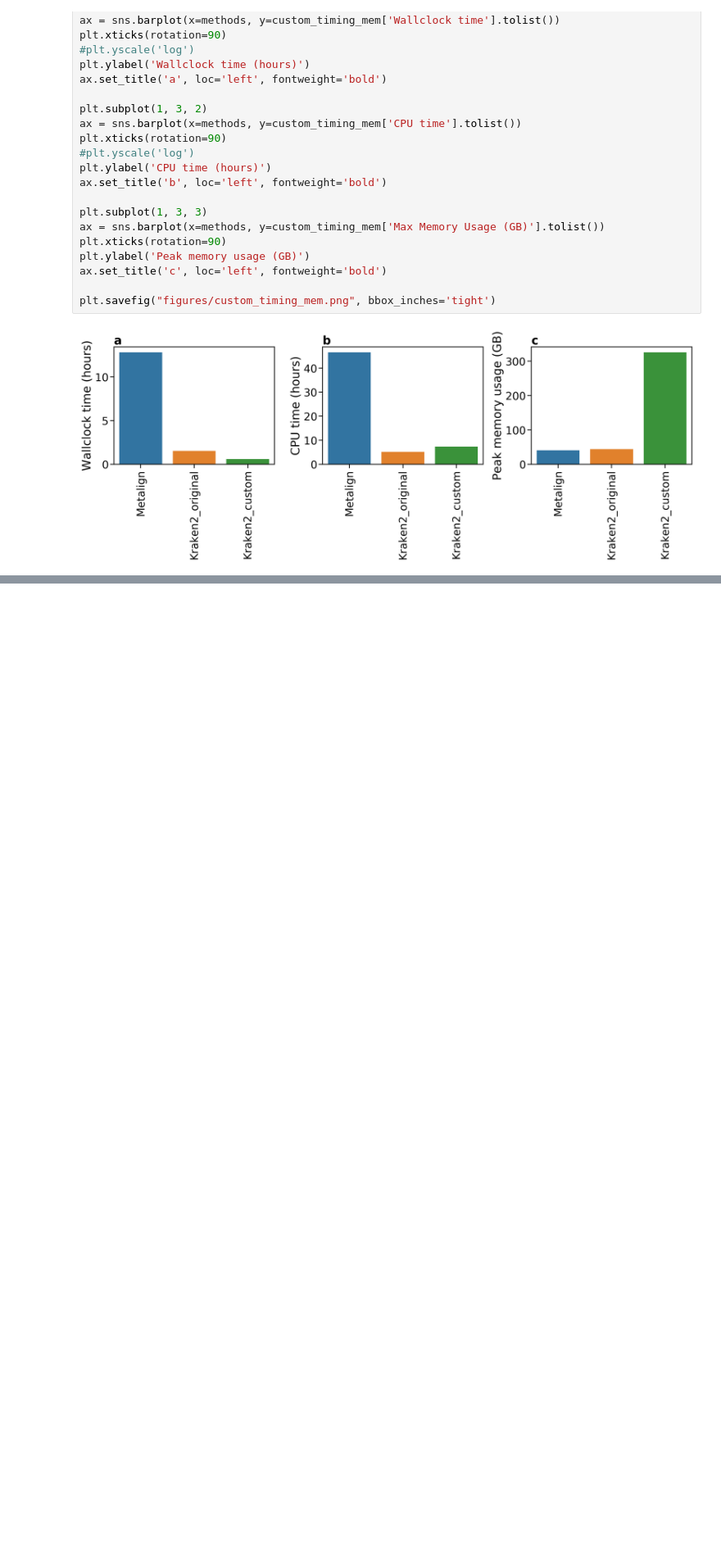
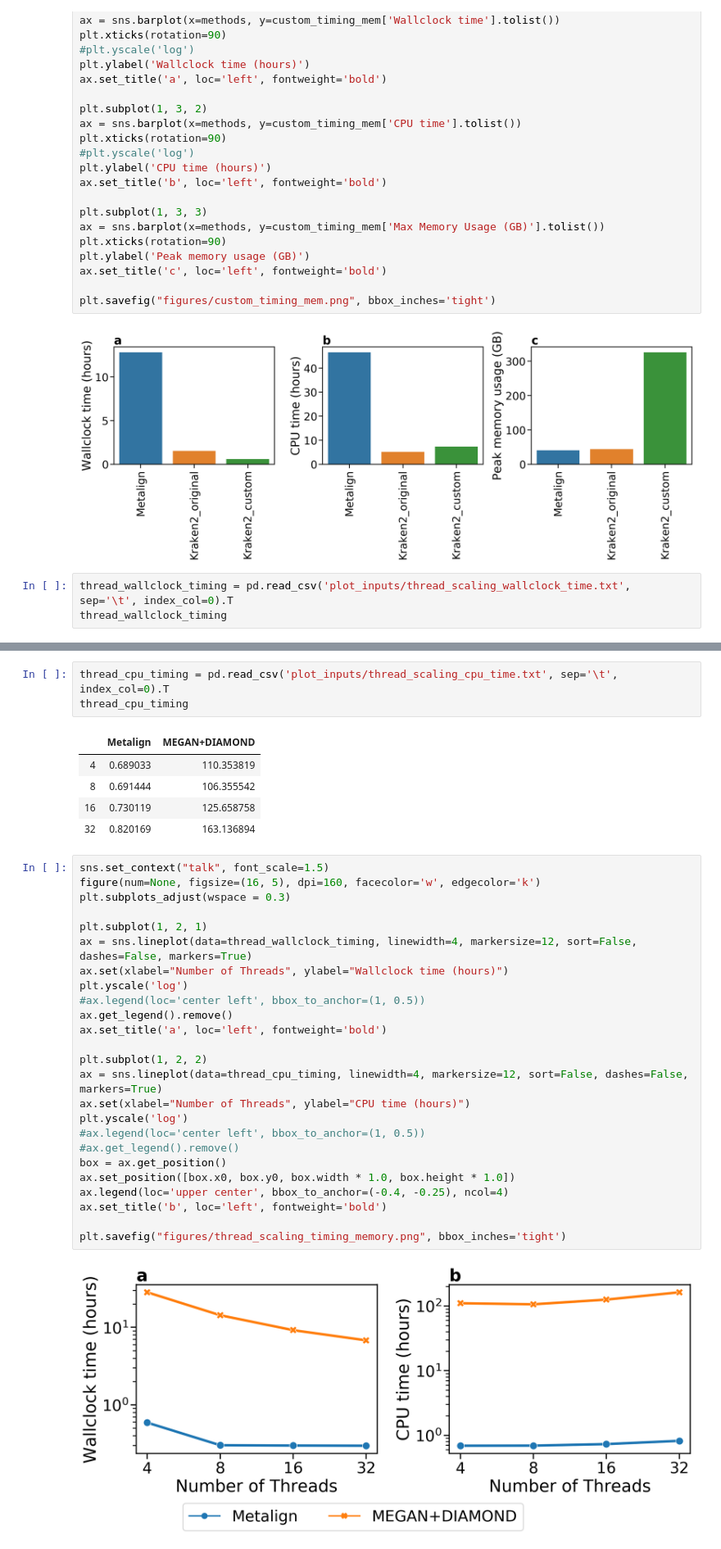
Before and after one commit to nlapier2/metalign_paper_replication, a Jupyter notebook: paper_plots.ipynb, the cells around one changed output, grey strips where cells are left out. Shown at 82% size. Cells and saved outputs as stored; diff of their text form; blank space fills up the shorter version.

Commit message:
added multithreading time scaling experiment

```diff
--- a/paper_plots.ipynb
+++ b/paper_plots.ipynb
@@ -423,3 +423,6 @@ ax.set_title('c', loc='left', fontweight='bold')
 plt.savefig("figures/custom_timing_mem.png", bbox_inches='tight')
 # %% [output]
 [figure]
+# %%
+thread_wallclock_timing = pd.read_csv('plot_inputs/thread_scaling_wallclock_time.txt', sep='\t', index_col=0).T
+thread_wallclock_timing
@@ -425,0 +435,36 @@ plt.savefig("figures/custom_timing_mem.png", bbox_inches='tight')
+# %%
+thread_cpu_timing = pd.read_csv('plot_inputs/thread_scaling_cpu_time.txt', sep='\t', index_col=0).T
+thread_cpu_timing
+# %% [output]
+|  | Metalign | MEGAN+DIAMOND |
+| 4 | 0.689033 | 110.353819 |
+| 8 | 0.691444 | 106.355542 |
+| 16 | 0.730119 | 125.658758 |
+| 32 | 0.820169 | 163.136894 |
+# %%
+sns.set_context("talk", font_scale=1.5)
+figure(num=None, figsize=(16, 5), dpi=160, facecolor='w', edgecolor='k')
+plt.subplots_adjust(wspace = 0.3)
+
+plt.subplot(1, 2, 1)
+ax = sns.lineplot(data=thread_wallclock_timing, linewidth=4, markersize=12, sort=False, dashes=False, markers=True)
+ax.set(xlabel="Number of Threads", ylabel="Wallclock time (hours)")
+plt.yscale('log')
+#ax.legend(loc='center left', bbox_to_anchor=(1, 0.5))
+ax.get_legend().remove()
+ax.set_title('a', loc='left', fontweight='bold')
+
+plt.subplot(1, 2, 2)
+ax = sns.lineplot(data=thread_cpu_timing, linewidth=4, markersize=12, sort=False, dashes=False, markers=True)
+ax.set(xlabel="Number of Threads", ylabel="CPU time (hours)")
+plt.yscale('log')
+#ax.legend(loc='center left', bbox_to_anchor=(1, 0.5))
+#ax.get_legend().remove()
+box = ax.get_position()
+ax.set_position([box.x0, box.y0, box.width * 1.0, box.height * 1.0])
+ax.legend(loc='upper center', bbox_to_anchor=(-0.4, -0.25), ncol=4)
+ax.set_title('b', loc='left', fontweight='bold')
+
+plt.savefig("figures/thread_scaling_timing_memory.png", bbox_inches='tight')
+# %% [output]
+[figure, added]
```
Also changed, not shown: parts of 1 cell of this notebook, 17 other files.
